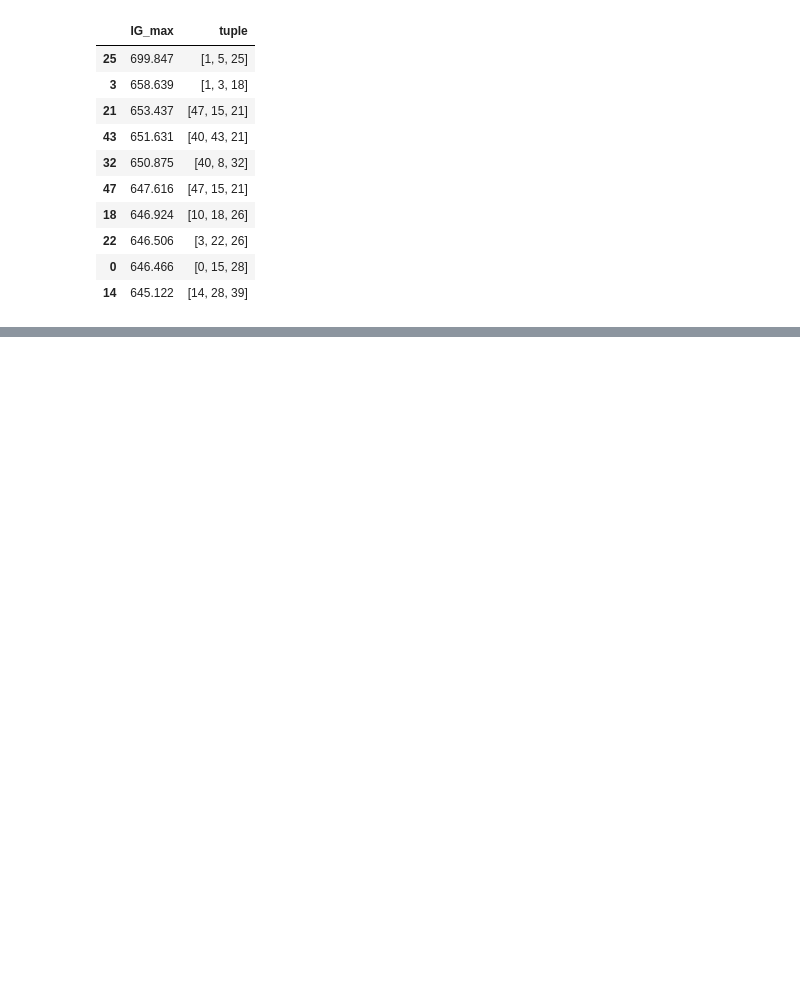
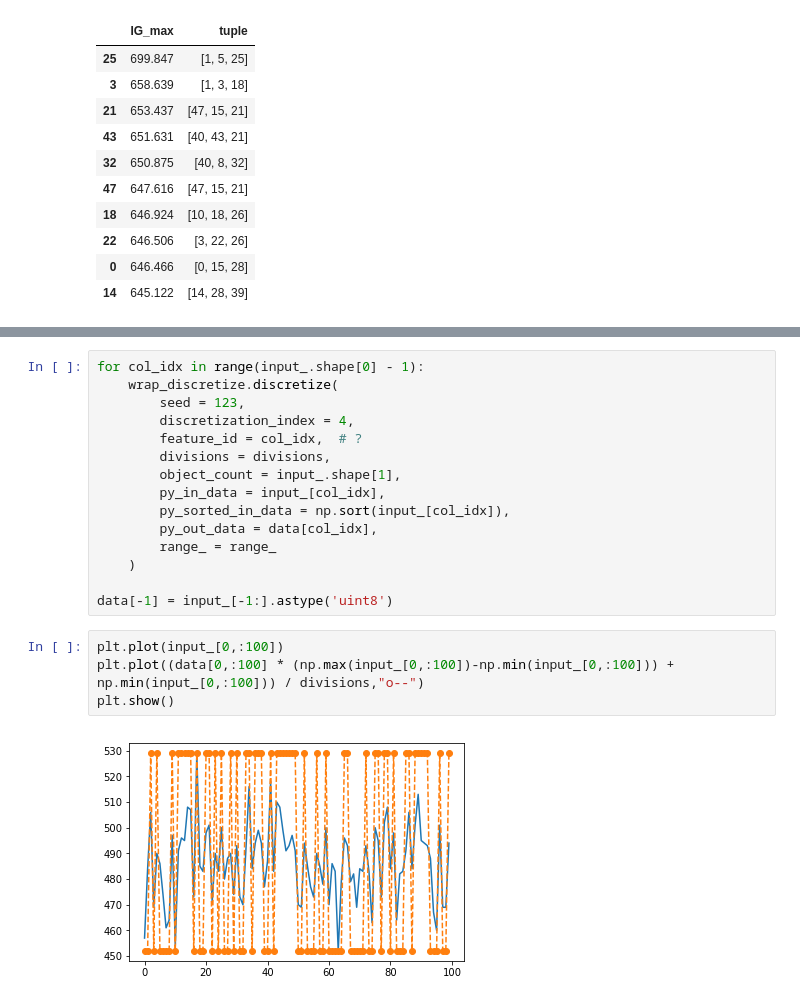
Before and after one commit to olszewskip/MDFS_playground, a Jupyter notebook: python/scheduler/pybind11_playground/pybind_cppimport_examples.ipynb, the cells around one changed output, grey strips where cells are left out. Cells and saved outputs as stored; diff of their text form; blank space fills up the shorter version.

```diff
--- a/python/scheduler/pybind11_playground/pybind_cppimport_examples.ipynb
+++ b/python/scheduler/pybind11_playground/pybind_cppimport_examples.ipynb
@@ -1582,0 +1874,21 @@ final_results_df.sort_values('IG_max', ascending=False)[:10]
+# %%
+for col_idx in range(input_.shape[0] - 1):
+    wrap_discretize.discretize(
+        seed = 123,
+        discretization_index = 4,
+        feature_id = col_idx,  # ?
+        divisions = divisions,
+        object_count = input_.shape[1],
+        py_in_data = input_[col_idx],
+        py_sorted_in_data = np.sort(input_[col_idx]),
+        py_out_data = data[col_idx],
+        range_ = range_
+    )
+
+data[-1] = input_[-1:].astype('uint8')
+# %%
+plt.plot(input_[0,:100])
+plt.plot((data[0,:100] * (np.max(input_[0,:100])-np.min(input_[0,:100])) + np.min(input_[0,:100])) / divisions,"o--")
+plt.show()
+# %% [output]
+[figure, added]
```
Also changed, not shown: parts of 21 cells of this notebook, 41 other files.
